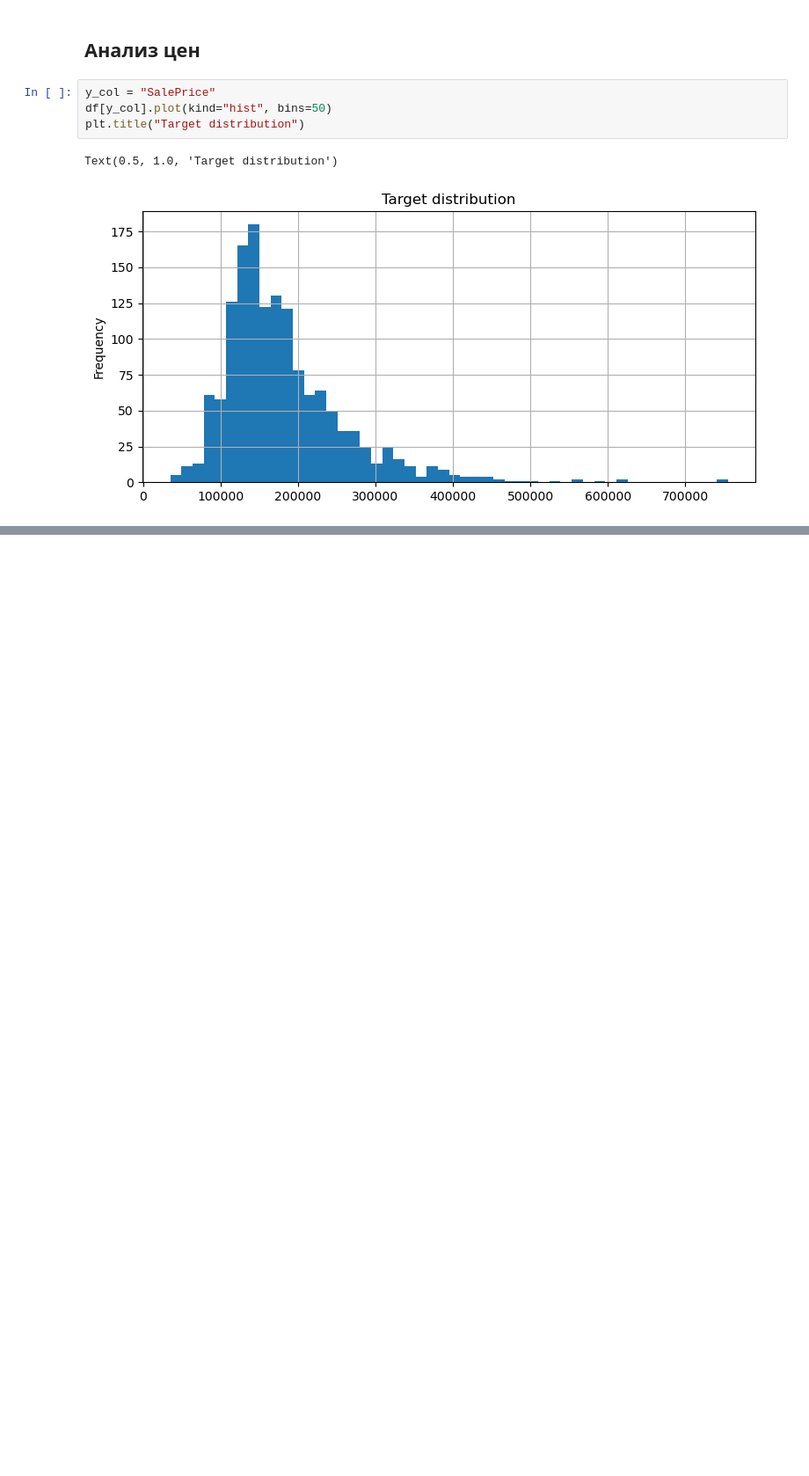
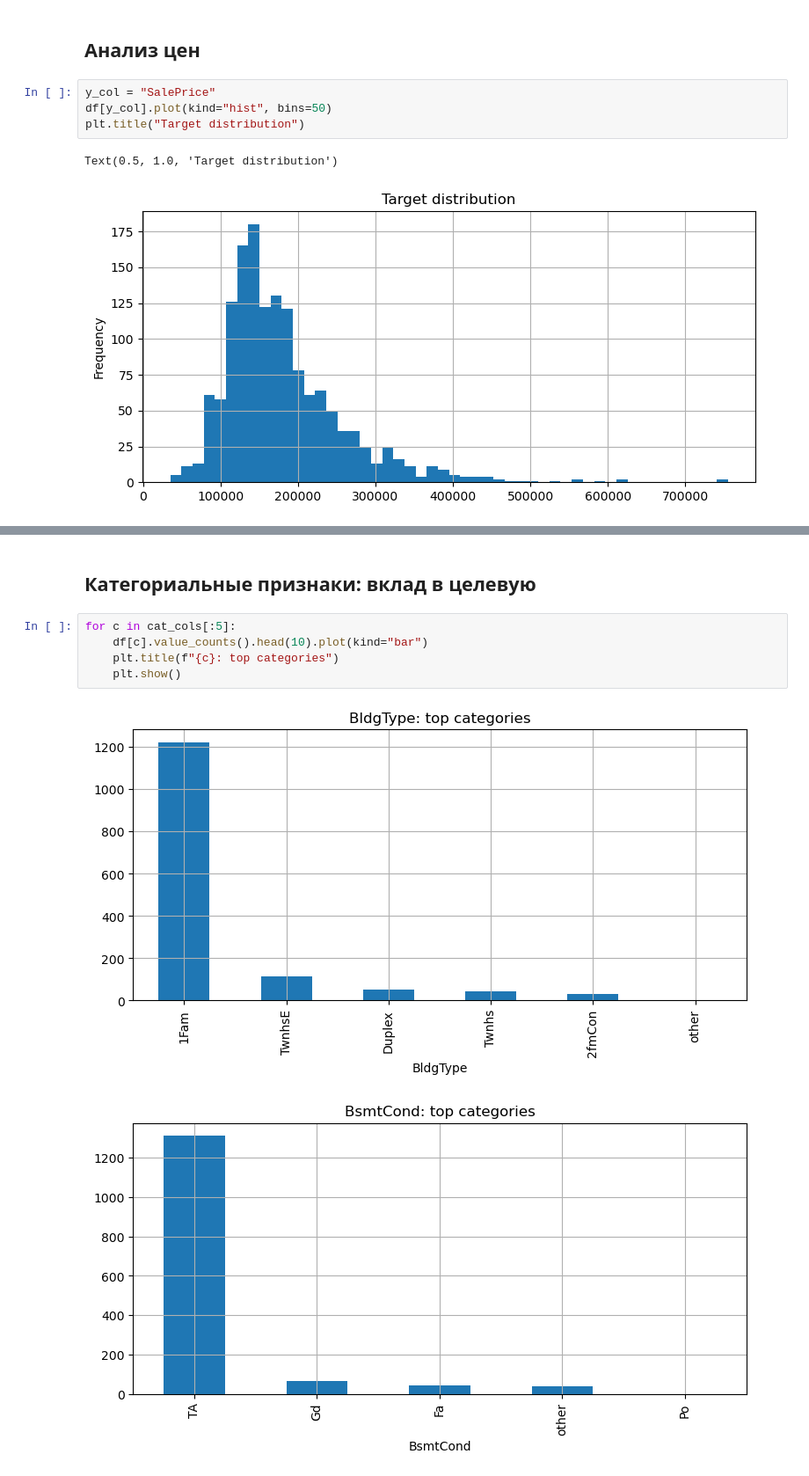
Before and after one commit to kolhuty/hoursing-prices, a Jupyter notebook: notebooks/eda_house_prices.ipynb, the cells around one changed output, grey strips where cells are left out. Shown at 88% size. Saved outputs shown, nothing was run; the diff lists cells and outputs as text; blank space fills up the shorter version.

```diff
--- a/notebooks/eda_house_prices.ipynb
+++ b/notebooks/eda_house_prices.ipynb
@@ -134,0 +217,10 @@ Text(0.5, 1.0, 'log1p target distribution')
+# %% [markdown]
+## Категориальные признаки: вклад в целевую
+# %%
+for c in cat_cols[:5]:
+    df[c].value_counts().head(10).plot(kind="bar")
+    plt.title(f"{c}: top categories")
+    plt.show()
+# %% [output]
+[figure, added]
+[figure, added]
```
Also changed, not shown: parts of 19 cells of this notebook.
